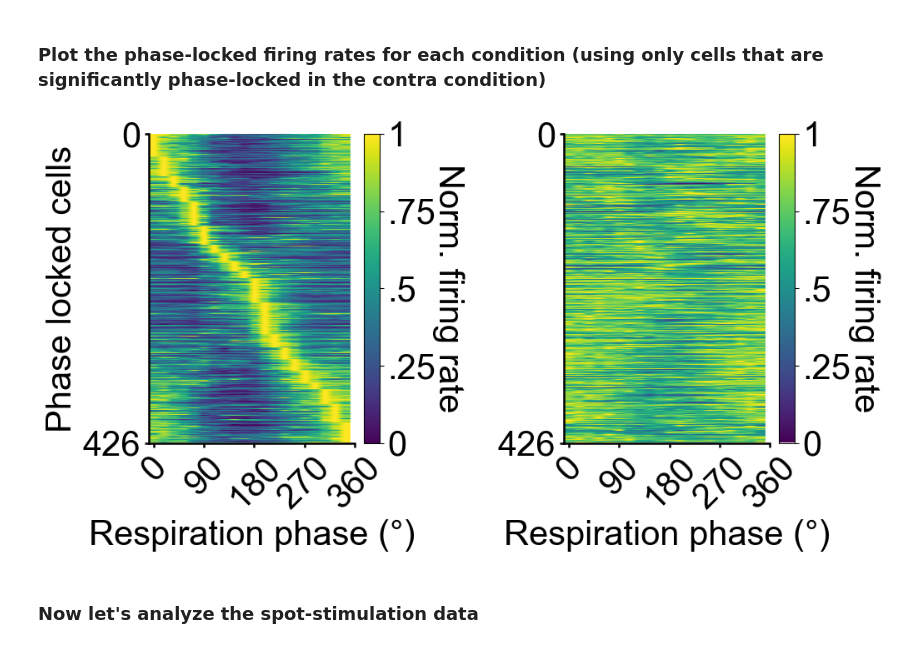
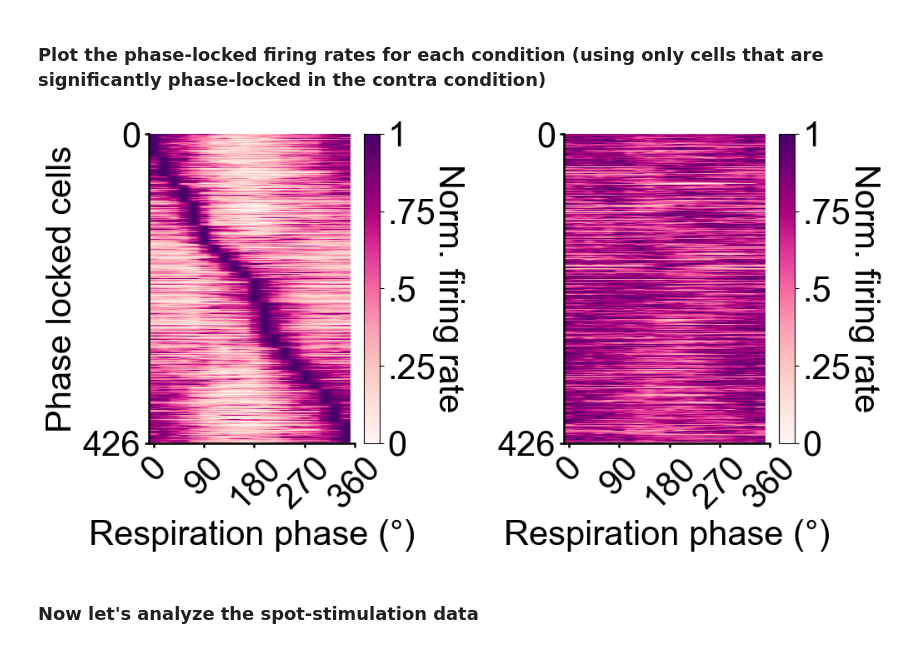
Before and after one commit to rmblazing/phase-coding-analysis, a Jupyter notebook: figure_generation/figure3/figure3_final.ipynb, the cells around one changed output. Drawn from its saved outputs; the diff is of its cells as text; code cells hidden in the pictures.

Commit message:
fix: changed spontaneous tuning heatmap color

```diff
--- a/figure_generation/figure3/figure3_final.ipynb
+++ b/figure_generation/figure3/figure3_final.ipynb
@@ -110,36 +110,36 @@ plt.figure(figsize = (10,10))
 bins = np.arange(0,np.radians(360)+np.radians(9), np.radians(9))
 
 plt.subplot(1,2,1)
 idx = np.argsort(np.argmax(all_spontaneous_bin_rate_flat_norm_contra[significantly_locked_contra,:],1))
-plt.imshow(all_spontaneous_bin_rate_flat_norm_contra[significantly_locked_contra][idx,:])
+plt.imshow(all_spontaneous_bin_rate_flat_norm_contra[significantly_locked_contra][idx,:], cmap = 'RdPu')
 plt.xticks(np.arange(0,25,5), labels = ['0','90','180','270', '360'], rotation = 45)
 plt.yticks([0, len(significantly_locked_contra)])
 plt.ylabel('Phase locked cells')
 plt.xlabel('Respiration phase (°)')
 PGanalysis.axis_fixer(ratio = 1.5, size = 30)
 ax = plt.gca()
 cbar = plt.colorbar(fraction=0.067, pad=0.04)
 cbar.solids.set_edgecolor("face")
 cbar.ax.set_ylabel('Norm. firing rate', rotation = 270)
 cbar.ax.get_yaxis().labelpad = 25
 cbar.set_ticks([0,.25,.5,.75,1])
 cbar.ax.set_yticklabels(['0','.25','.5','.75','1']);
 
 plt.subplot(1,2,2)
-plt.imshow(all_spontaneous_bin_rate_flat_norm_ipsi[significantly_locked_contra][idx,:])
+plt.imshow(all_spontaneous_bin_rate_flat_norm_ipsi[significantly_locked_contra][idx,:], cmap = 'RdPu')
 plt.xticks(np.arange(0,25,5), labels = ['0','90','180','270', '360'], rotation = 45)
 plt.yticks([0, len(significantly_locked_contra)])
 plt.xlabel('Respiration phase (°)')
 PGanalysis.axis_fixer(ratio = 1.5, size = 30)
 ax = plt.gca()
 cbar = plt.colorbar(fraction=0.067, pad=0.04)
 cbar.solids.set_edgecolor("face")
 cbar.ax.set_ylabel('Norm. firing rate', rotation = 270)
 cbar.ax.get_yaxis().labelpad = 25
 cbar.set_ticks([0,.25,.5,.75,1])
 cbar.ax.set_yticklabels(['0','.25','.5','.75','1']);
 # %% [output]
-[figure, old version]
+[figure, new version]
 # %% [markdown]
 ### Now let's analyze the spot-stimulation data
 # %% [markdown]
```
